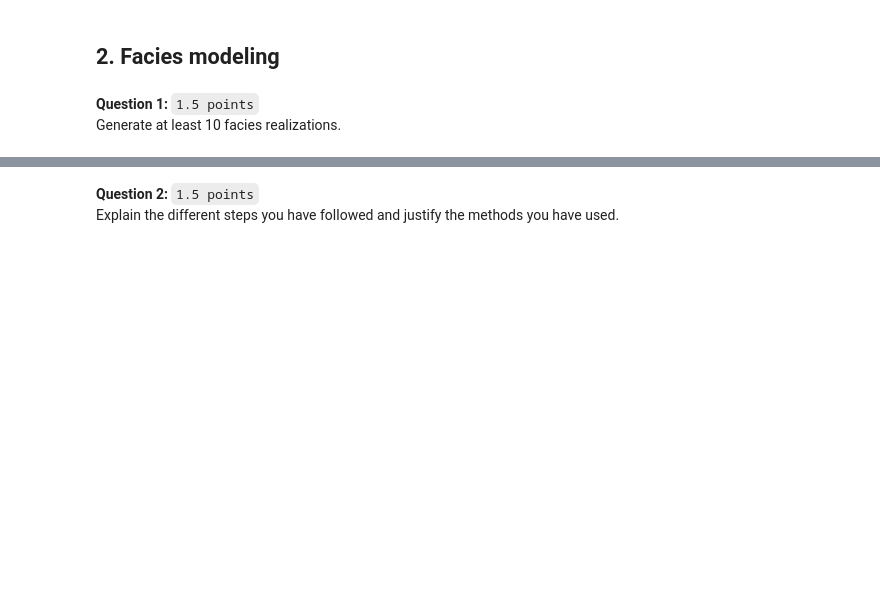
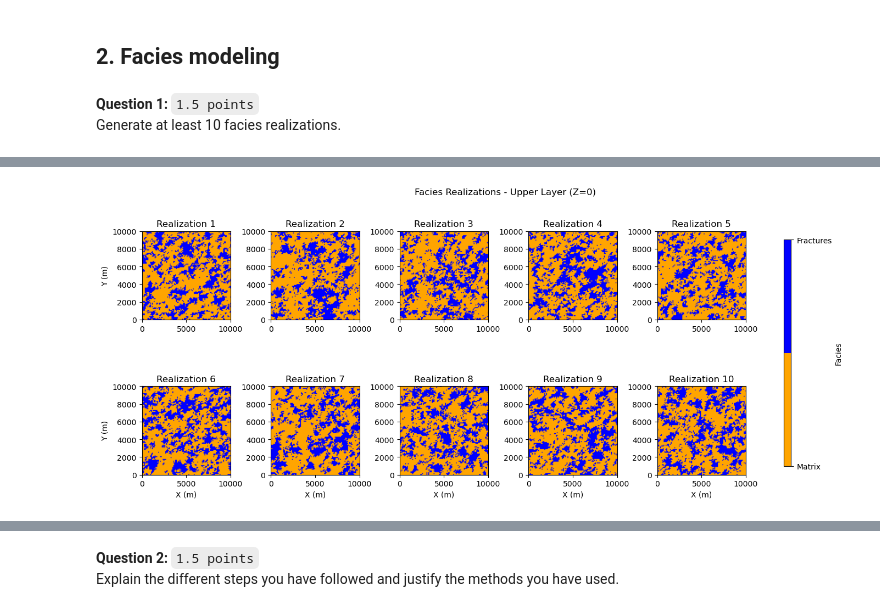
Before and after one commit to nandanajihha/Final-Assignment-Geomodelling, a Jupyter notebook: final-assignment.ipynb, the cells around one changed output, grey strips where cells are left out. Cells and saved outputs as stored; diff of their text form; code cells hidden in the pictures; blank space fills up the shorter version.

```diff
--- a/final-assignment.ipynb
+++ b/final-assignment.ipynb
@@ -75,0 +324,26 @@ Generate at least 10 facies realizations.
+# %%
+# Visualizing facies realizations in the upper part layer (Z=0)
+from matplotlib.colors import ListedColormap
+facies_colors = ListedColormap(['orange', 'blue'])  # Matrix=orange, Fractures=blue
+
+fig, axes = plt.subplots(2, 5, figsize=(15, 6))
+axes = axes.flatten()
+
+for i in range(10):
+    # Showing top layer slice (Z=0)
+    facies_slice = grid['Facies'][i, :, :, 0].values
+    im = axes[i].imshow(facies_slice, cmap=facies_colors, vmin=0, vmax=1,
+                        origin='lower', extent=[0, 10000, 0, 10000])
+    axes[i].set_title(f'Realization {i+1}')
+    axes[i].set_xlabel('X (m)') if i >= 5 else None
+    axes[i].set_ylabel('Y (m)') if i % 5 == 0 else None
+
+plt.tight_layout()
+plt.suptitle('Facies Realizations - Upper Layer (Z=0)', y=1.02)
+cbar = fig.colorbar(im, ax=axes, shrink=0.8, aspect=30)
+cbar.set_label('Facies')
+cbar.set_ticks([0, 1])
+cbar.set_ticklabels(['Matrix', 'Fractures'])
+plt.show()
+# %% [output]
+[figure, added]
```
Also changed, not shown: parts of 13 cells of this notebook.
